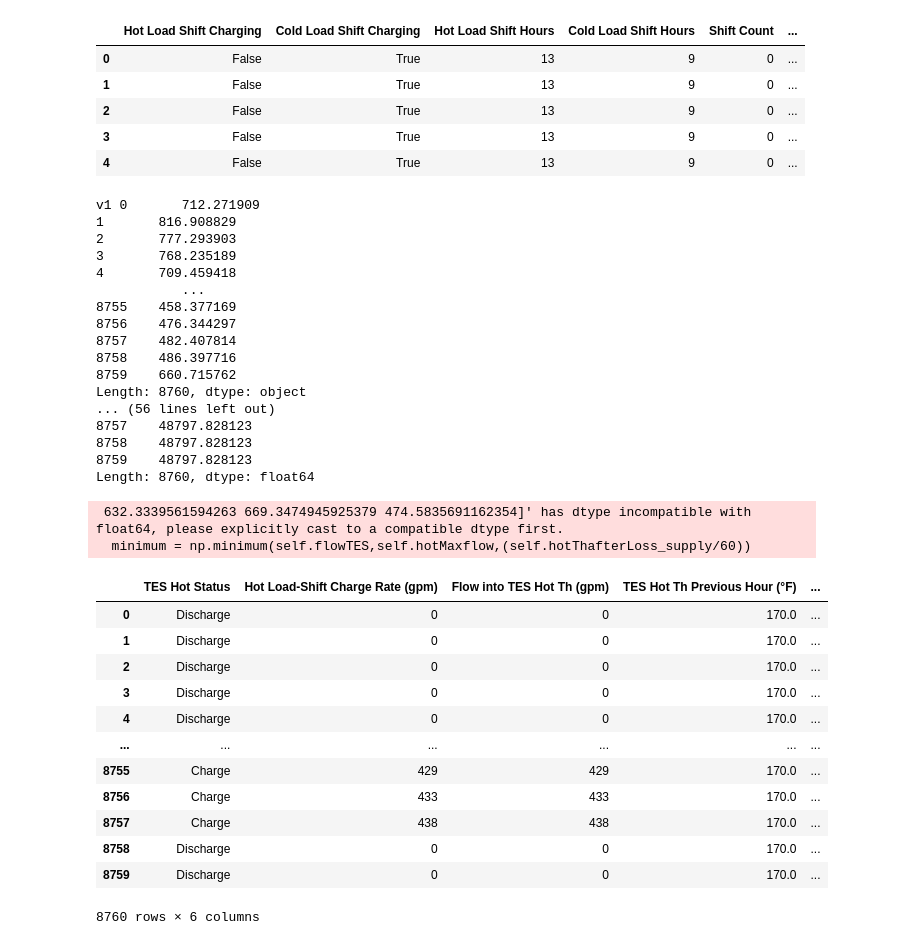
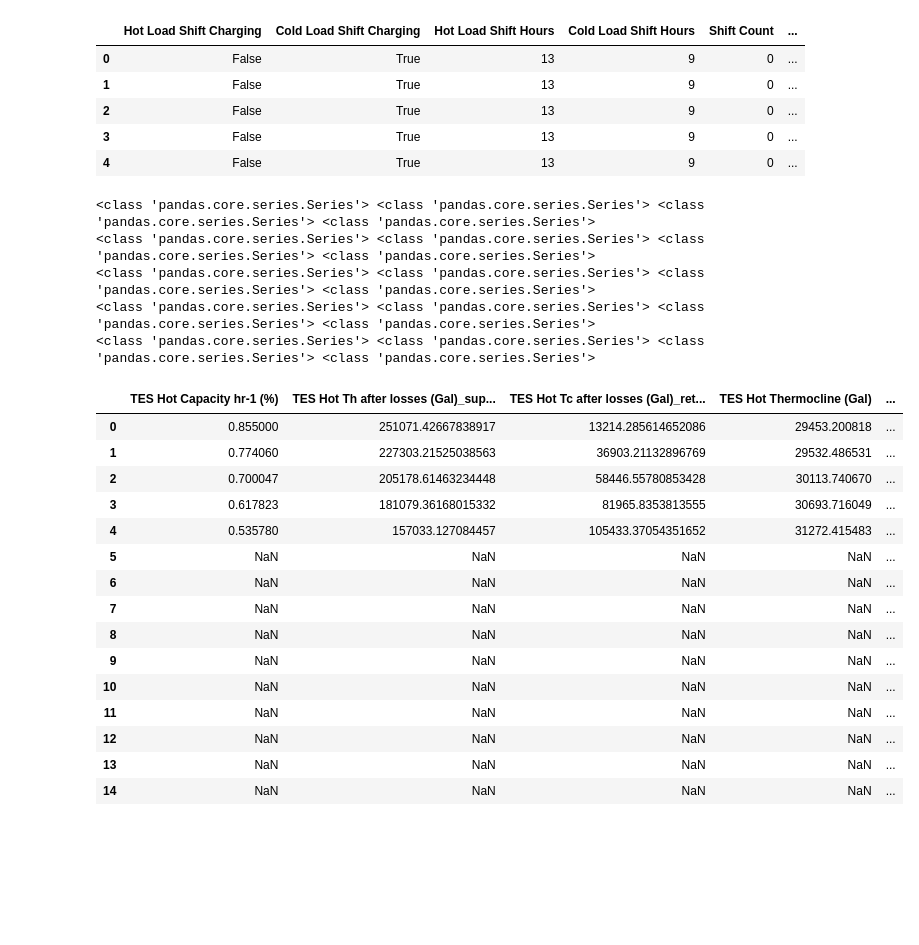
Before and after one commit to NikitaKhatwani/District-system---Engineering-model, a Jupyter notebook: UCSB_CUP Heat pump TES.ipynb, the cells around one changed output. Saved outputs shown, nothing was run; the diff lists cells and outputs as text; code cells hidden in the pictures; blank space fills up the shorter version.

```diff
--- a/UCSB_CUP Heat pump TES.ipynb
+++ b/UCSB_CUP Heat pump TES.ipynb
@@ -106,7 +67,6 @@ CHW_wallLoss = TES_inputs["Tank Properties"]["TES Cold Wall-Losses"]
 CHW_ThermocloneLoss = TES_inputs["Tank Properties"]["TES Cold Thermocline/other-Losses"]
 
 #parameters for second instance
-
 thermoclineDischarge = TES_inputs["Tank Charging Characteristics"]["Fraction of Thermocline to discharge"]
 stopCharging = TES_inputs["Tank Charging Characteristics"]["Stop Charging tank at ____ Capacity"]
 totalHeating_load=buildingMixing_output["Total Heating Load (Btu/h)"]
@@ -116,6 +76,15 @@ hotMaxflow = TES_inputs["Tank Charging Characteristics"]["TES Hot Max Flow"]
 coldMaxflow = TES_inputs["Tank Charging Characteristics"]["TES Cold Max Flow"]
 HW_districtSTP =districtModule_inputs["Loop HW STP (°F)"]
 HW_upperTankTemp = TES_inputs["Initial Conditions"]["TES Hot Tank Upper Tank Temp"]
+HW_lowerTankTemp = TES_inputs["Initial Conditions"]["TES Hot Tank Lower Tank Temp"]
+HP_heatingCapacity=CUP_inputs["Heat Pumps"]["Heating Capacity"]
+
+##cold tank inputs
+totalCooling_load=buildingMixing_output["Total Cooling Load (Btu/h)"]
+districtCHWRT = buildingMixing_output["District CHWRT (°F)"]
+CHW_lowerTankTemp = TES_inputs["Initial Conditions"]["TES Cold Tank Lower Tank Temp"]
+CHW_upperTankTemp = TES_inputs["Initial Conditions"]["TES Cold Tank Upper Tank Temp"]
+# HP_CHWST = heatPump_output_df["HP CHWST (°F)"]
 # %%
 #TES instance
 
@@ -195,42 +150,35 @@ CUP_output_df.head()
 
 # print(HotLoadShiftCharging)
 # %%
-
+from ucsbdistrict.TES import TES
 TES_instance_two = TES(HW_upperTankVol=HW_upperTankVol,HW_TankVol=HW_TankVol,HW_wallLoss=HW_wallLoss,HW_ThermocloneLoss=HW_ThermocloneLoss,HW_lowerTankVol=HW_lowerTankVol,\
                       CHW_upperTankVol=CHW_upperTankVol,CHW_lowerTankVol=CHW_lowerTankVol,CHW_TankVol=CHW_TankVol,CHW_wallLoss=CHW_wallLoss,CHW_ThermocloneLoss=CHW_ThermocloneLoss,\
                       HP_heatingCapacity=HP_heatingCapacity,thermoclineDischarge=thermoclineDischarge,stopCharging=stopCharging,CUP_output_df=CUP_output_df,totalHeating_load=totalHeating_load,\
-                        HW_districtSTP=HW_districtSTP,districtHWRT=districtHWRT,hotMaxflow=hotMaxflow,coldMaxflow=coldMaxflow,HW_upperTankTemp=HW_upperTankTemp)
-TES_instance_two.compute_2()
+                        HW_districtSTP=HW_districtSTP,districtHWRT=districtHWRT,hotMaxflow=hotMaxflow,coldMaxflow=coldMaxflow,HW_upperTankTemp=HW_upperTankTemp,HW_lowerTankTemp=HW_lowerTankTemp,totalCooling_load=totalCooling_load,\
+                      districtCHWRT = districtCHWRT, CHW_lowerTankTemp = CHW_lowerTankTemp, CHW_upperTankTemp=CHW_upperTankTemp)
+# TES_instance_two.compute_2()
-# %% [output]
-v1 0       712.271909
-1       816.908829
-2       777.293903
-3       768.235189
-4       709.459418
-           ...
-8755    458.377169
-8756    476.344297
-8757    482.407814
-8758    486.397716
-8759    660.715762
-Length: 8760, dtype: object
-... (56 lines left out)
-8757    48797.828123
-8758    48797.828123
-8759    48797.828123
-Length: 8760, dtype: float64
- 632.3339561594263 669.3474945925379 474.5835691162354]' has dtype incompatible with float64, please explicitly cast to a compatible dtype first.
-  minimum = np.minimum(self.flowTES,self.hotMaxflow,(self.hotThafterLoss_supply/60))
-|  | TES Hot Status | Hot Load-Shift Charge Rate (gpm) | Flow into TES Hot Th (gpm) | TES Hot Th Previous Hour (°F) | ... |
-| 0 | Discharge | 0 | 0 | 170.0 | ... |
-| 1 | Discharge | 0 | 0 | 170.0 | ... |
-| 2 | Discharge | 0 | 0 | 170.0 | ... |
-| 3 | Discharge | 0 | 0 | 170.0 | ... |
-| 4 | Discharge | 0 | 0 | 170.0 | ... |
-| ... | ... | ... | ... | ... | ... |
-| 8755 | Charge | 429 | 429 | 170.0 | ... |
-| 8756 | Charge | 433 | 433 | 170.0 | ... |
-| 8757 | Charge | 438 | 438 | 170.0 | ... |
-| 8758 | Discharge | 0 | 0 | 170.0 | ... |
-| 8759 | Discharge | 0 | 0 | 170.0 | ... |
-8760 rows × 6 columns
+# %%
+TES_H_ouput1_df = TES_instance_two.TES_H_calculate()
+TES_H_ouput1_df.head(15)
+# %% [output]
+<class 'pandas.core.series.Series'> <class 'pandas.core.series.Series'> <class 'pandas.core.series.Series'> <class 'pandas.core.series.Series'>
+<class 'pandas.core.series.Series'> <class 'pandas.core.series.Series'> <class 'pandas.core.series.Series'> <class 'pandas.core.series.Series'>
+<class 'pandas.core.series.Series'> <class 'pandas.core.series.Series'> <class 'pandas.core.series.Series'> <class 'pandas.core.series.Series'>
+<class 'pandas.core.series.Series'> <class 'pandas.core.series.Series'> <class 'pandas.core.series.Series'> <class 'pandas.core.series.Series'>
+<class 'pandas.core.series.Series'> <class 'pandas.core.series.Series'> <class 'pandas.core.series.Series'> <class 'pandas.core.series.Series'>
+|  | TES Hot Capacity hr-1 (%) | TES Hot Th after losses (Gal)_sup... | TES Hot Tc after losses (Gal)_ret... | TES Hot Thermocline (Gal) | ... |
+| 0 | 0.855000 | 251071.42667838917 | 13214.285614652086 | 29453.200818 | ... |
+| 1 | 0.774060 | 227303.21525038563 | 36903.21132896769 | 29532.486531 | ... |
+| 2 | 0.700047 | 205178.61463234448 | 58446.55780853428 | 30113.740670 | ... |
+| 3 | 0.617823 | 181079.36168015332 | 81965.8353813555 | 30693.716049 | ... |
+| 4 | 0.535780 | 157033.127084457 | 105433.37054351652 | 31272.415483 | ... |
+| 5 | NaN | NaN | NaN | NaN | ... |
+| 6 | NaN | NaN | NaN | NaN | ... |
+| 7 | NaN | NaN | NaN | NaN | ... |
+| 8 | NaN | NaN | NaN | NaN | ... |
+| 9 | NaN | NaN | NaN | NaN | ... |
+| 10 | NaN | NaN | NaN | NaN | ... |
+| 11 | NaN | NaN | NaN | NaN | ... |
+| 12 | NaN | NaN | NaN | NaN | ... |
+| 13 | NaN | NaN | NaN | NaN | ... |
+| 14 | NaN | NaN | NaN | NaN | ... |
```
Also changed, not shown: parts of 17 cells of this notebook, 5 other files.
